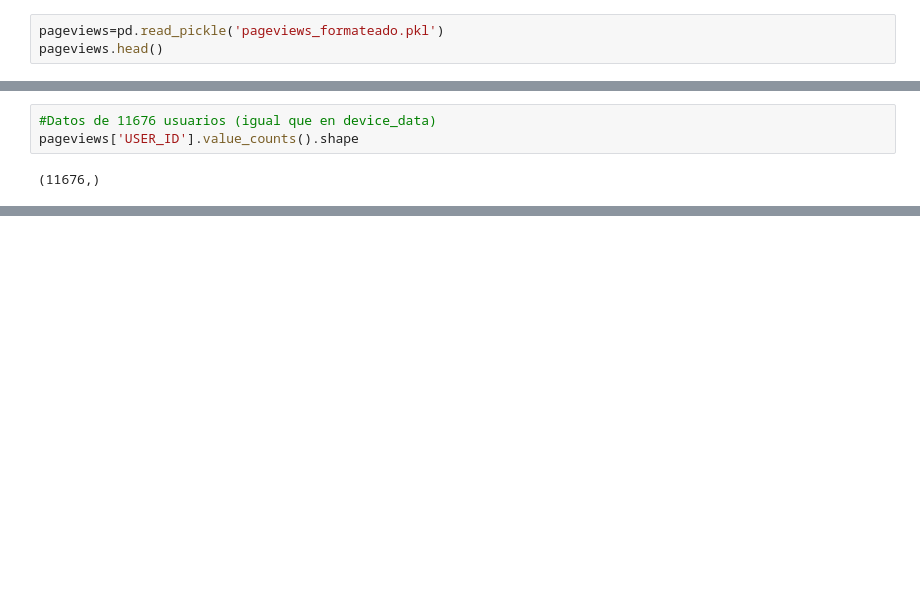
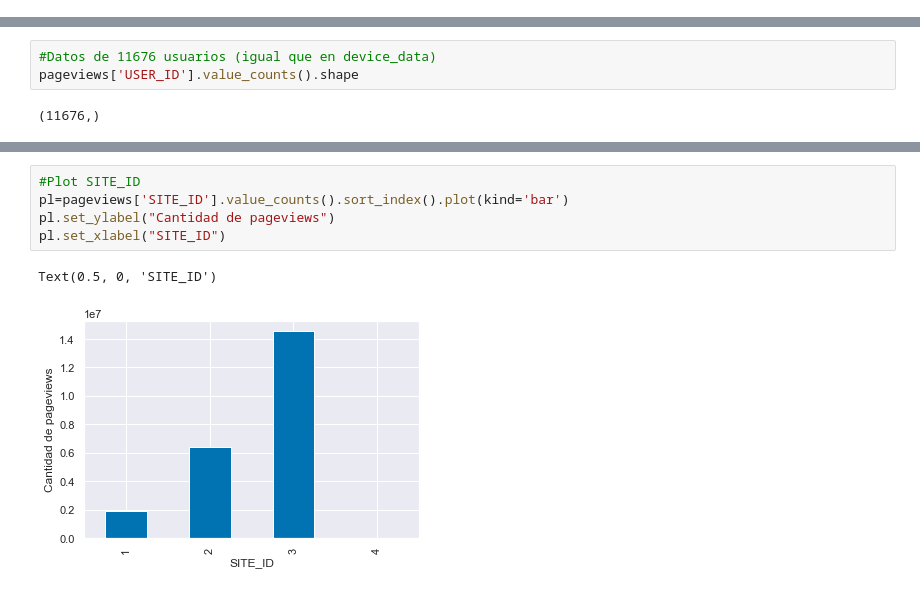
Before and after one commit to emanuelpelozo/Competencia-Galicia, a Jupyter notebook: analisis_exploratorio/analisis.ipynb, the cells around one changed output, grey strips where cells are left out. Saved outputs shown, nothing was run; the diff lists cells and outputs as text; blank space fills up the shorter version.

```diff
--- a/analisis_exploratorio/analisis.ipynb
+++ b/analisis_exploratorio/analisis.ipynb
@@ -341,6 +336,3 @@ pageviews.head()
 | 2 | 2 | 2 | 2 | 2018-01-01 00:14:18 | 1 | 2 | ... |
 | 3 | 2 | 2 | 2 | 2018-01-01 00:14:26 | 1 | 3 | ... |
 | 4 | 2 | 2 | 2 | 2018-01-01 00:14:32 | 1 | 20 | ... |
-# %%
-pageviews=pd.read_pickle('pageviews_formateado.pkl')
-pageviews.head()
@@ -384,0 +368,8 @@ Name: ON_SITE_SEARCH_TERM, Length: 294, dtype: int64
+# %%
+#Plot SITE_ID
+pl=pageviews['SITE_ID'].value_counts().sort_index().plot(kind='bar')
+pl.set_ylabel("Cantidad de pageviews")
+pl.set_xlabel("SITE_ID")
+# %% [output]
+Text(0.5, 0, 'SITE_ID')
+[figure, added]
```
Also changed, not shown: parts of 6 cells of this notebook, 3 other files.
